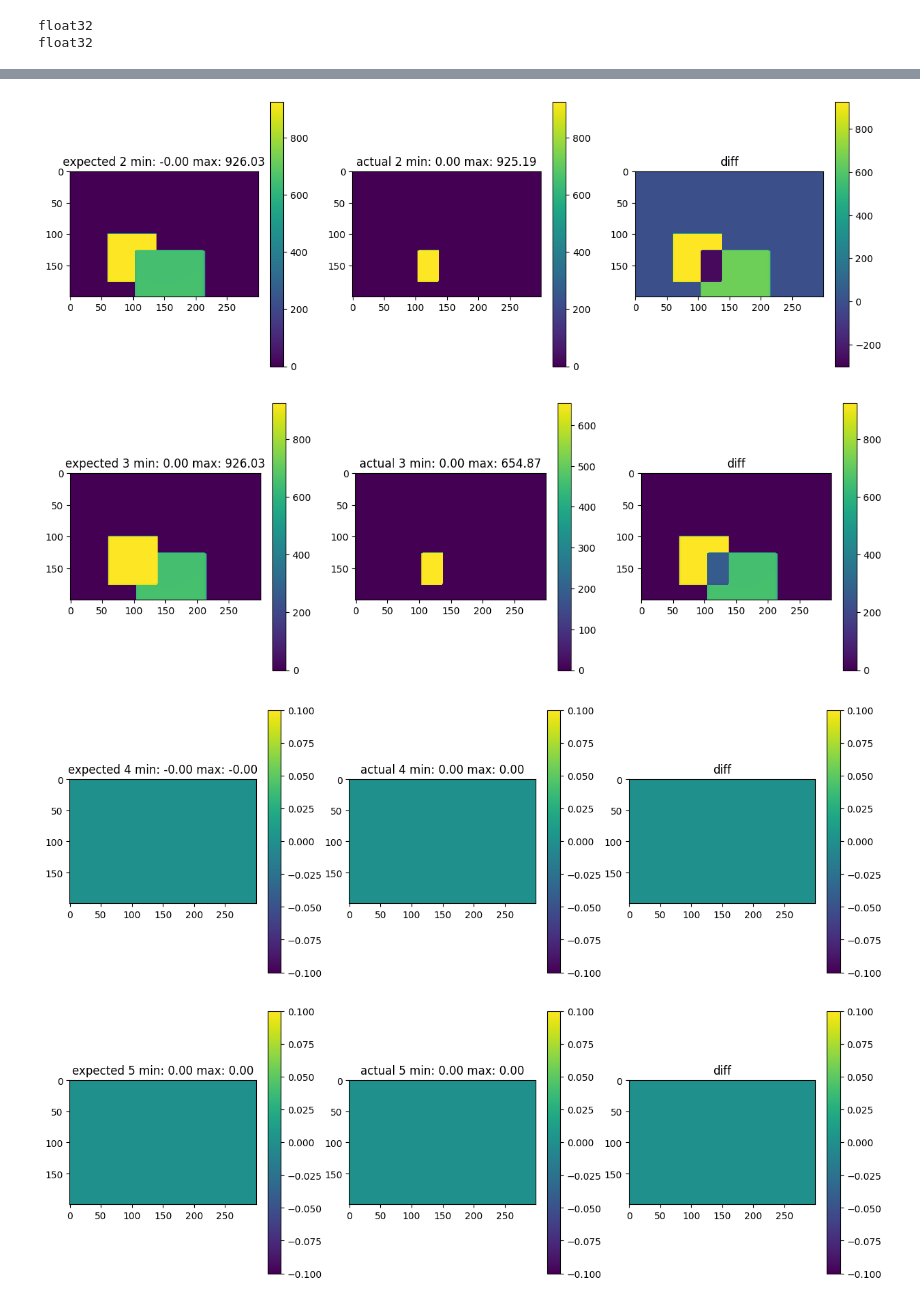
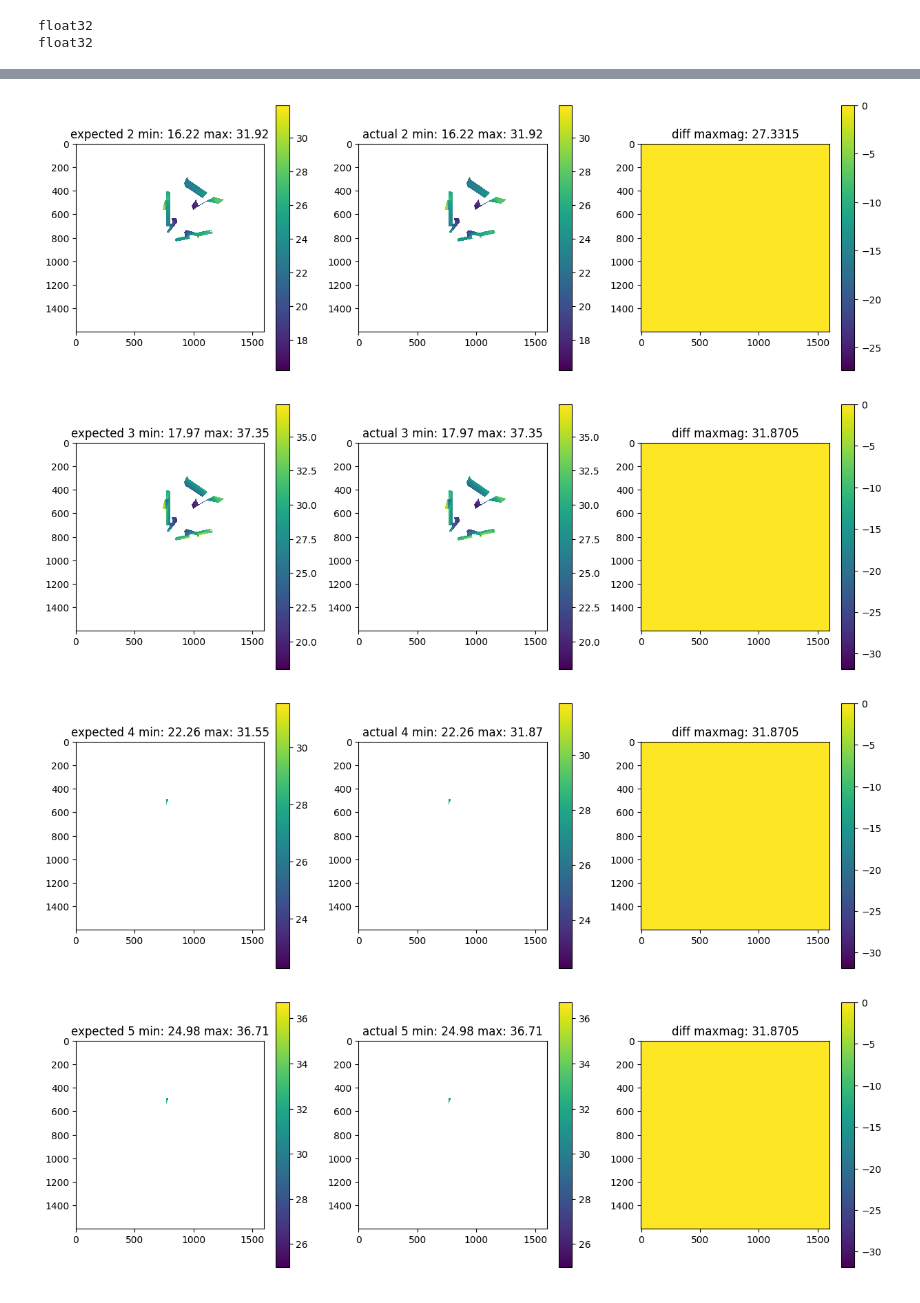
Before and after one commit to PelvisVR/deepdrr, a Jupyter notebook: compare_depth.ipynb, the cells around one changed output, grey strips where cells are left out. Cells and saved outputs as stored; diff of their text form; code cells hidden in the pictures.

```diff
--- a/compare_depth.ipynb
+++ b/compare_depth.ipynb
@@ -53,28 +38,44 @@ actual = actual.reshape(200, 300, -1)
 # %%
-find = np.min(expected)
-expected[expected == find] = 0
-expected[:, :, 0::2] = -expected[:, :, 0::2]
+# find = np.min(expected)
+# expected[expected == find] = np.nan
+# expected[:, :, 0::2] = -expected[:, :, 0::2]
+# set inf to nan
+expected[expected == np.inf] = np.nan
-# %%
-find = np.max(actual)
-actual[actual == find] = 0
+# %%
+# find = np.max(actual)
+# actual[actual == find] = np.nan
+# find = 0.0001
+# actual[actual <= find] = np.nan
+# set inf to nan
+actual[actual == np.inf] = np.nan
 # %%
 def plot_channel(i):
     fig, axs = plt.subplots(1, 3, figsize=(15, 5))
-    axs[0].set_title(f"expected {i} min: {np.min(expected[:, :, i]):.2f} max: {np.max(expected[:, :, i]):.2f}")
+    axs[0].set_title(f"expected {i} min: {np.nanmin(expected[:, :, i]):.2f} max: {np.nanmax(expected[:, :, i]):.2f}")
     axs[0].imshow(expected[:, :, i])
-    axs[1].set_title(f"actual {i} min: {np.min(actual[:, :, i]):.2f} max: {np.max(actual[:, :, i]):.2f}")
+    axs[1].set_title(f"actual {i} min: {np.nanmin(actual[:, :, i]):.2f} max: {np.nanmax(actual[:, :, i]):.2f}")
     axs[1].imshow(actual[:, :, i])
-    axs[2].set_title("diff")
-    axs[2].imshow(expected[:, :, i] - actual[:, :, i])
+    expected_no_nan = np.copy(expected[:, :, i])
+    expected_no_nan[np.isnan(expected_no_nan)] = 0
+    expected_no_nan[expected_no_nan == np.inf] = 0
+
+    actual_no_nan = np.copy(actual[:, :, i])
+    actual_no_nan[np.isnan(actual_no_nan)] = 0
+    actual_no_nan[actual_no_nan == np.inf] = 0
+
+    # axs[2].imshow(expected[:, :, i] - actual[:, :, i])
+    diff = expected_no_nan - actual_no_nan
+    axs[2].imshow(diff)
+    axs[2].set_title(f"diff maxmag: {np.max(np.abs(diff)):.4f}")
 
     # colorbars
     fig.colorbar(axs[0].imshow(expected[:, :, i]), ax=axs[0])
     fig.colorbar(axs[1].imshow(actual[:, :, i]), ax=axs[1])
-    fig.colorbar(axs[2].imshow(expected[:, :, i] - actual[:, :, i]), ax=axs[2])
+    fig.colorbar(axs[2].imshow(diff), ax=axs[2])
     plt.show()
 
 
-# for i in range(8):
-for i in range(expected.shape[2]):
+for i in range(8):
+# for i in range(expected.shape[2]):
     plot_channel(i)
 # %% [output]
@@ -83,4 +84,4 @@ for i in range(expected.shape[2]):
-[figure, old version]
+[figure, new version]
-[figure, old version]
+[figure, new version]
-[figure, old version]
+[figure, new version]
-[figure, old version]
+[figure, new version]
```
Also changed, not shown: parts of 6 cells of this notebook.
